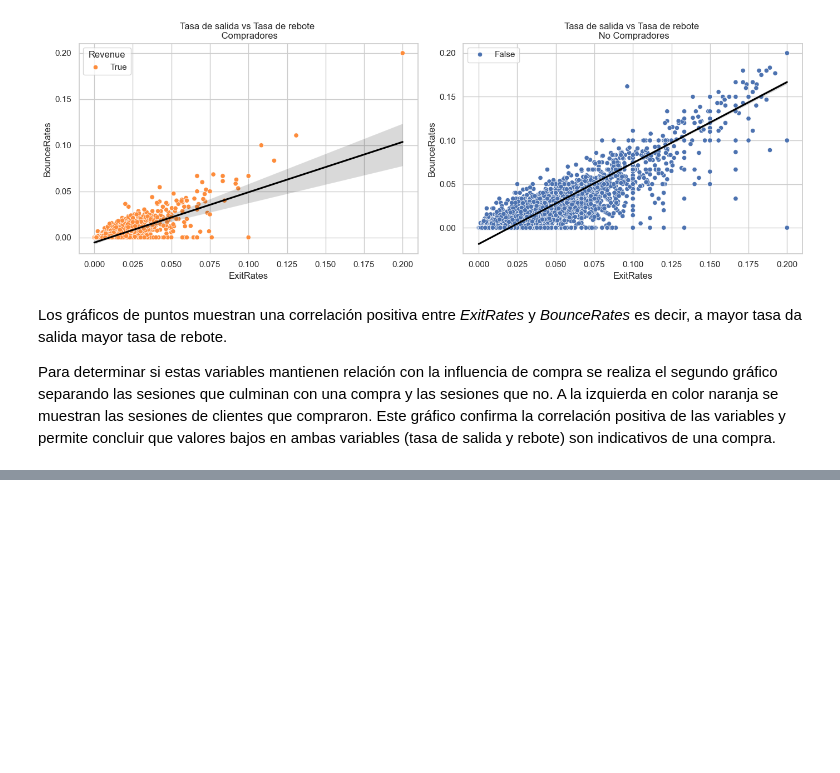
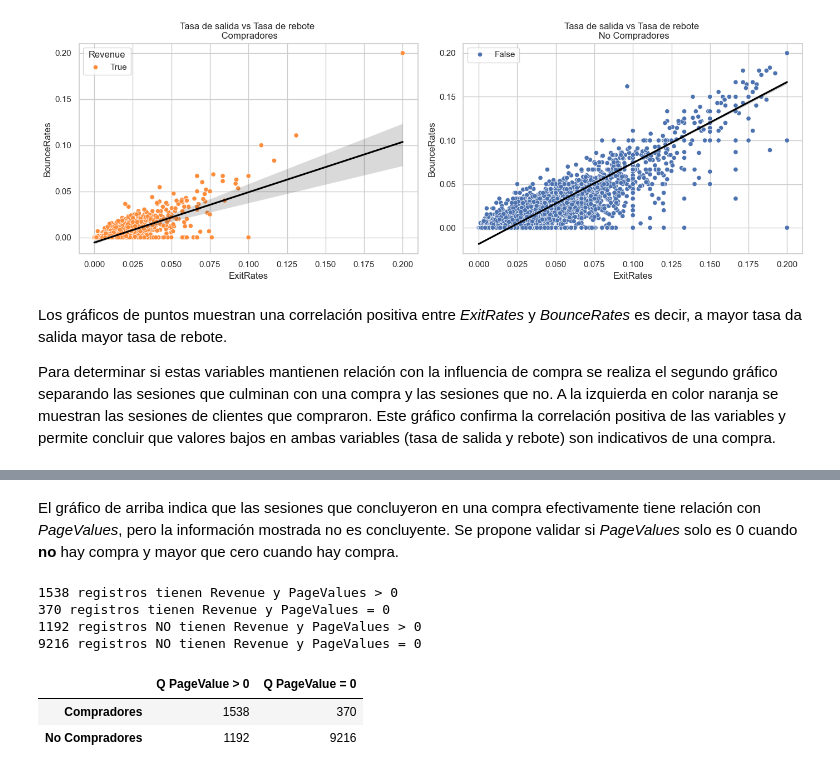
Before and after one commit to AEEM1993/DS_CasoPractico_MOD8, a Jupyter notebook: CASO_PRACTICO.ipynb, the cells around one changed output, grey strips where cells are left out. Drawn from its saved outputs; the diff is of its cells as text; code cells hidden in the pictures; blank space fills up the shorter version.

```diff
--- a/CASO_PRACTICO.ipynb
+++ b/CASO_PRACTICO.ipynb
@@ -292,0 +308,29 @@ Para determinar si estas variables mantienen relación con la influencia de comp
+# %% [markdown]
+El gráfico de arriba indica que las sesiones que concluyeron en una compra efectivamente tiene relación con *PageValues*, pero la información mostrada no es concluyente. Se propone validar si *PageValues* solo es 0 cuando **no** hay compra y mayor que cero cuando hay compra.
+# %%
+rev_pv_my0 = df_data[(df_data["Revenue"]) & (df_data["PageValues"] > 0)].shape[0]
+rev_pv_ig0 = df_data[(df_data["Revenue"]) & (df_data["PageValues"] == 0)].shape[0]
+
+notRev_pv_my0 = df_data[(~df_data["Revenue"]) & (df_data["PageValues"] > 0)].shape[0]
+notRev_pv_ig0 = df_data[(~df_data["Revenue"]) & (df_data["PageValues"] == 0)].shape[0]
+
+df_temp_5 = pd.DataFrame({
+    "Q PageValue > 0": [rev_pv_my0, notRev_pv_my0],
+    "Q PageValue = 0": [rev_pv_ig0, notRev_pv_ig0]
+}, index=["Compradores", "No Compradores"])
+
+print(f'{rev_pv_my0} registros tienen Revenue y PageValues > 0')
+print(f'{rev_pv_ig0} registros tienen Revenue y PageValues = 0')
+
+print(f'{notRev_pv_my0} registros NO tienen Revenue y PageValues > 0')
+print(f'{notRev_pv_ig0} registros NO tienen Revenue y PageValues = 0')
+
+display(df_temp_5)
+# %% [output]
+1538 registros tienen Revenue y PageValues > 0
+370 registros tienen Revenue y PageValues = 0
+1192 registros NO tienen Revenue y PageValues > 0
+9216 registros NO tienen Revenue y PageValues = 0
+|  | Q PageValue > 0 | Q PageValue = 0 |
+| Compradores | 1538 | 370 |
+| No Compradores | 1192 | 9216 |
```
Also changed, not shown: parts of 5 cells of this notebook.
